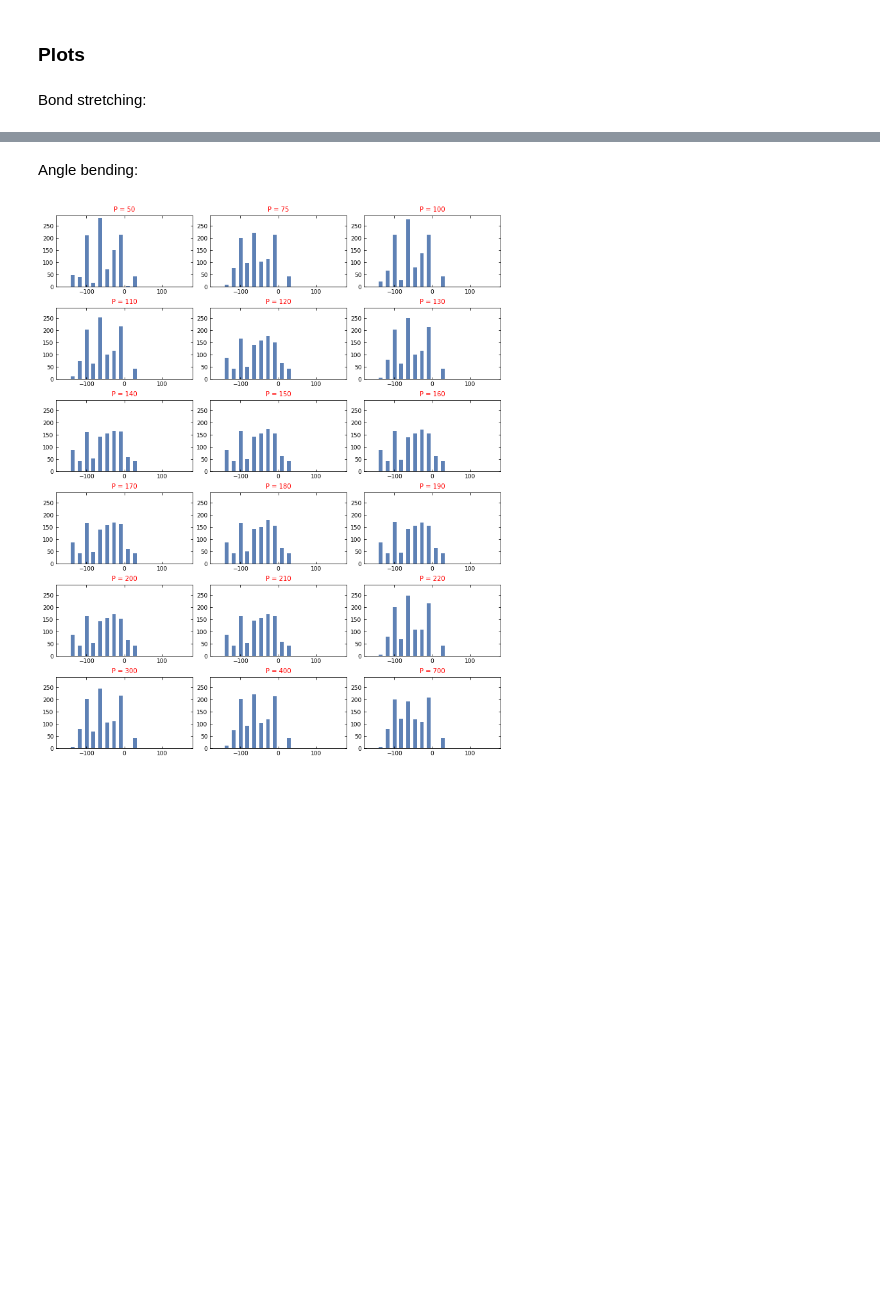
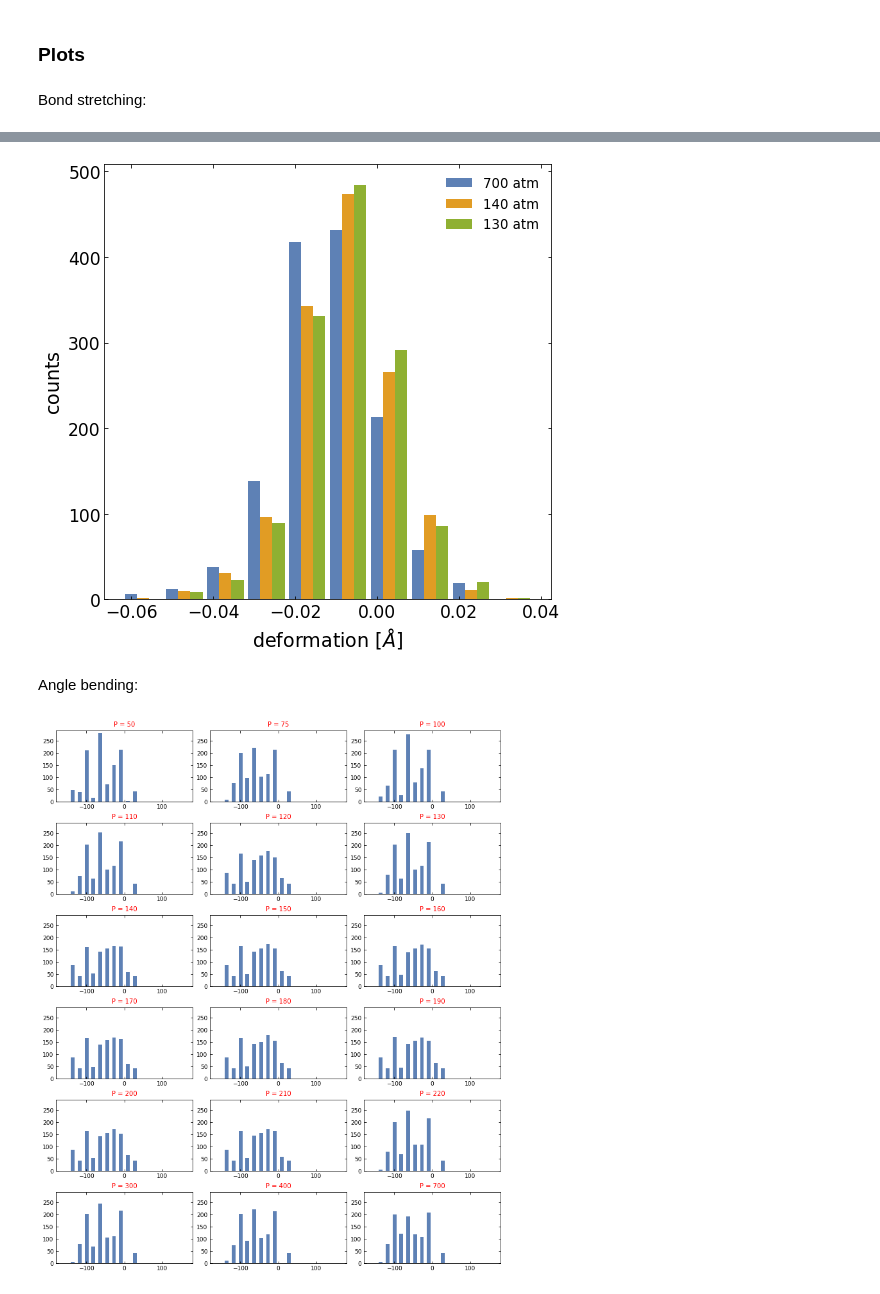
Before and after one commit to profesorperez/asphaltene_depressurization, a Jupyter notebook: asphaltene_deformations.ipynb, the cells around one changed output, grey strips where cells are left out. Saved outputs shown, nothing was run; the diff lists cells and outputs as text; code cells hidden in the pictures; blank space fills up the shorter version.

Commit message:
added bar plots comparing deformations for selected pressures

```diff
--- a/asphaltene_deformations.ipynb
+++ b/asphaltene_deformations.ipynb
@@ -471,3 +461,20 @@ plt.show()
+# %%
+i1 = -1
+i2 = 6
+i3 = 5
+wdt = 0.003
+plt.figure(figsize=(8,8))
+plt.gca().set_prop_cycle(color=colors)
+plt.bar(stretch_hst[i1][1][:-1]-wdt, stretch_hst[i1][0], align='center', width=wdt, label='{:d} atm'.format(pressure[i1]))
+plt.bar(stretch_hst[i2][1][:-1], stretch_hst[i2][0], align='center', width=wdt, label='{:d} atm'.format(pressure[i2]))
+plt.bar(stretch_hst[i3][1][:-1]+wdt, stretch_hst[i3][0], align='center', width=wdt, label='{:d} atm'.format(pressure[i3]))
+plt.tick_params(which='both', labelsize=0.9*ft, direction="in", right=True, top=True)
+plt.xlabel(r'$\mathrm{deformation} \ [\AA]$', fontsize=ft)
+plt.ylabel(r'$\mathrm{counts}$', fontsize=ft)
+plt.legend(loc='upper right', fontsize=0.7*ft, frameon=False)
+plt.show()
+# %% [output]
+[figure, added]
 # %% [markdown]
 Angle bending:
 # %%
```
Also changed, not shown: parts of 8 cells of this notebook.
